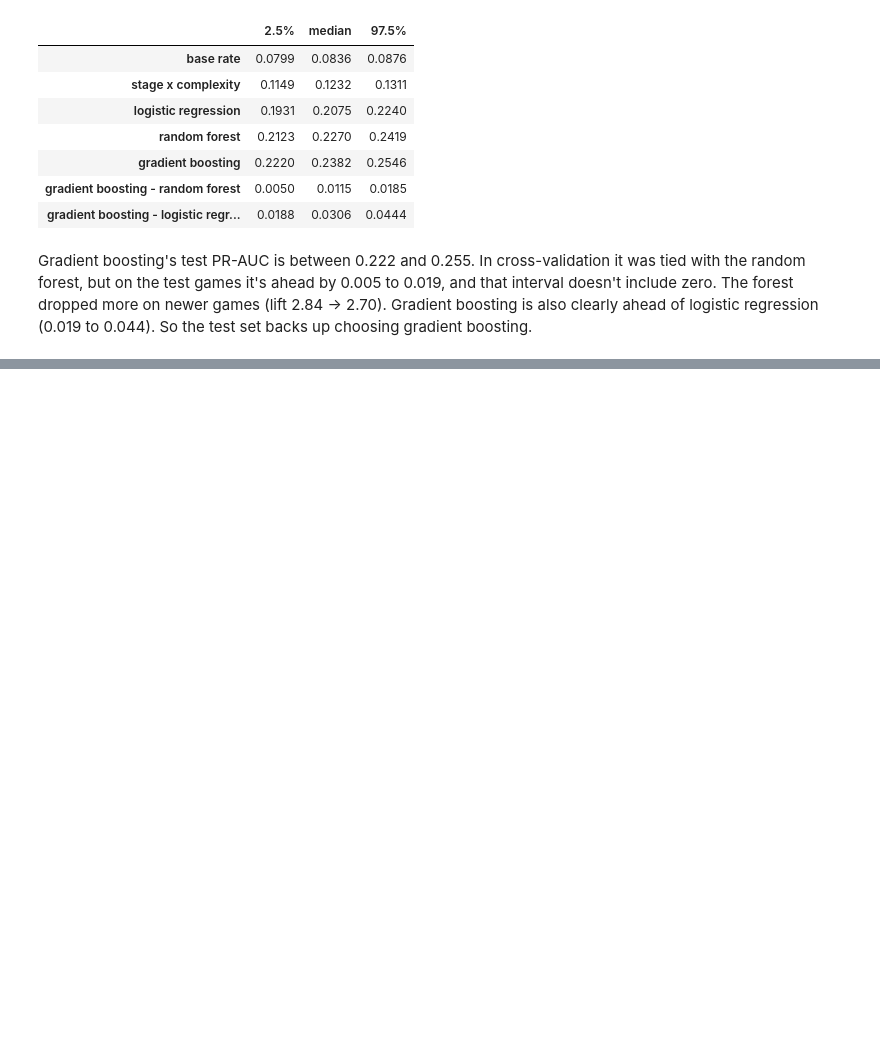
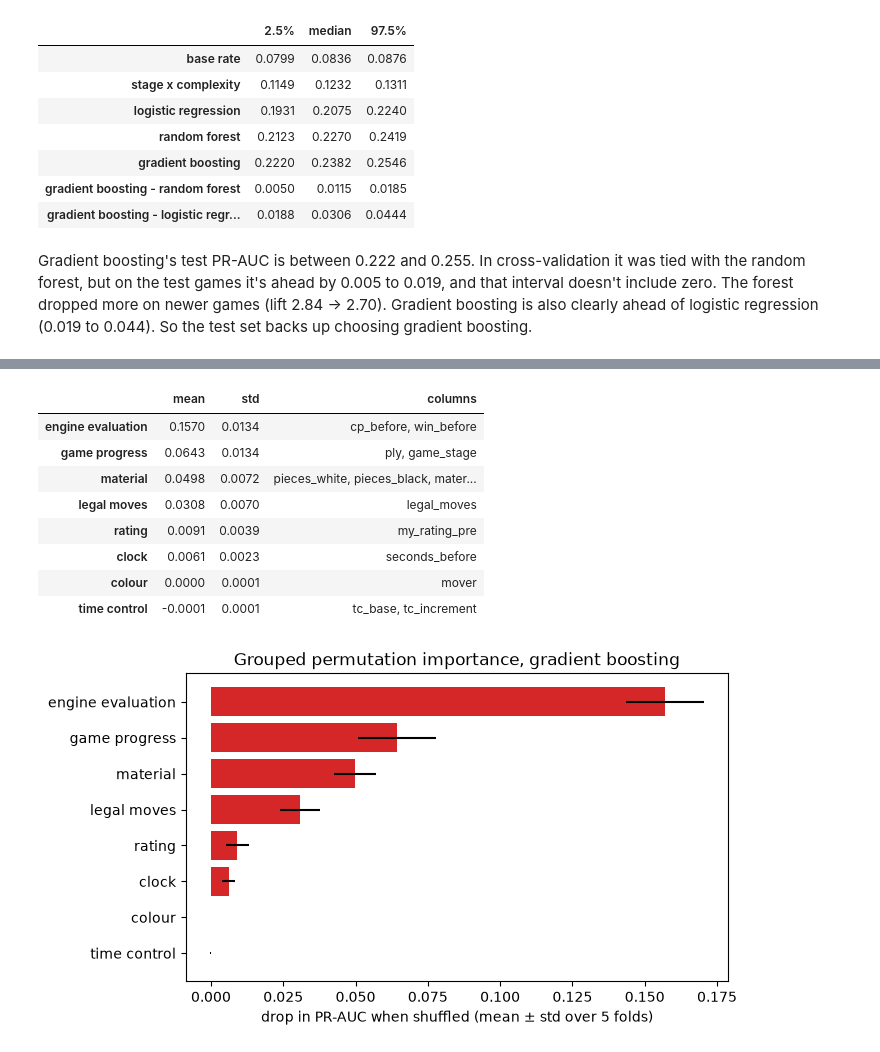
Before and after one commit to patrick-oreilly/chess-blunder-risk, a Jupyter notebook: notebooks/04_model_comparison.ipynb, the cells around one changed output, grey strips where cells are left out. Drawn from its saved outputs; the diff is of its cells as text; code cells hidden in the pictures; blank space fills up the shorter version.

Commit message:
Add grouped permutation importance

```diff
--- a/notebooks/04_model_comparison.ipynb
+++ b/notebooks/04_model_comparison.ipynb
@@ -512,0 +521,23 @@ boosting.
+# %%
+importance = modelling.grouped_permutation_importance(modelling.gradient_boosting(**gb.best_params), train, folds)
+summary = importance.agg(['mean', 'std']).T.sort_values('mean')
+
+fig, ax = plt.subplots(figsize=(7, 4))
+ax.barh(summary.index, summary['mean'], xerr=summary['std'], color=COLOURS['gradient boosting'])
+ax.set(xlabel='drop in PR-AUC when shuffled (mean ± std over 5 folds)',
+       title='Grouped permutation importance, gradient boosting')
+fig.savefig(FIG_DIR / '04_importance.png', dpi=150, bbox_inches='tight')
+
+columns = pd.Series({group: ', '.join(cols) for group, cols in modelling.FEATURE_GROUPS.items()}, name='columns')
+summary[::-1].join(columns).round(4)
+# %% [output]
+|  | mean | std | columns |
+| engine evaluation | 0.1570 | 0.0134 | cp_before, win_before |
+| game progress | 0.0643 | 0.0134 | ply, game_stage |
+| material | 0.0498 | 0.0072 | pieces_white, pieces_black, mater... |
+| legal moves | 0.0308 | 0.0070 | legal_moves |
+| rating | 0.0091 | 0.0039 | my_rating_pre |
+| clock | 0.0061 | 0.0023 | seconds_before |
+| colour | 0.0000 | 0.0001 | mover |
+| time control | -0.0001 | 0.0001 | tc_base, tc_increment |
+[figure, added]
```
Also changed, not shown: parts of 2 cells of this notebook, 1 other file.
